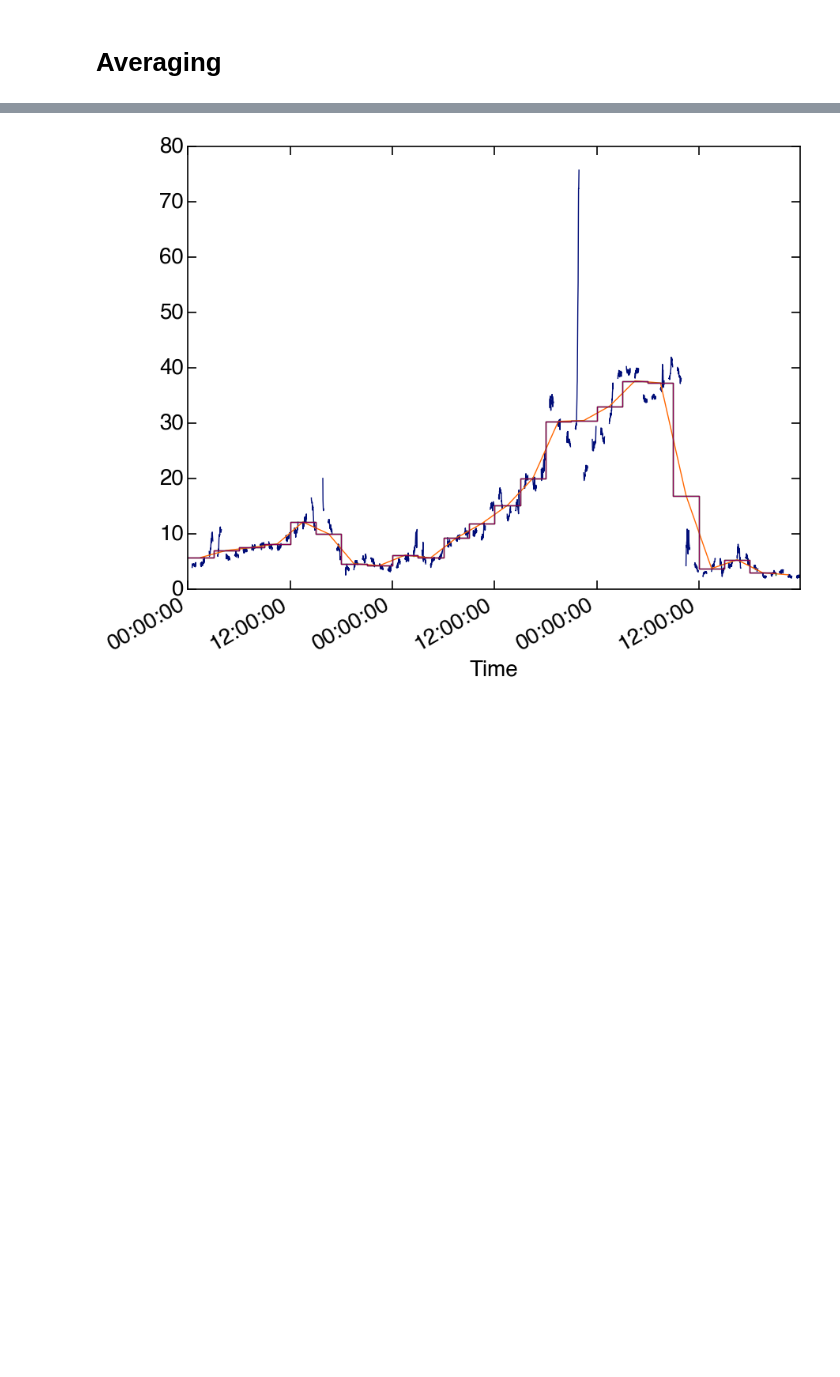
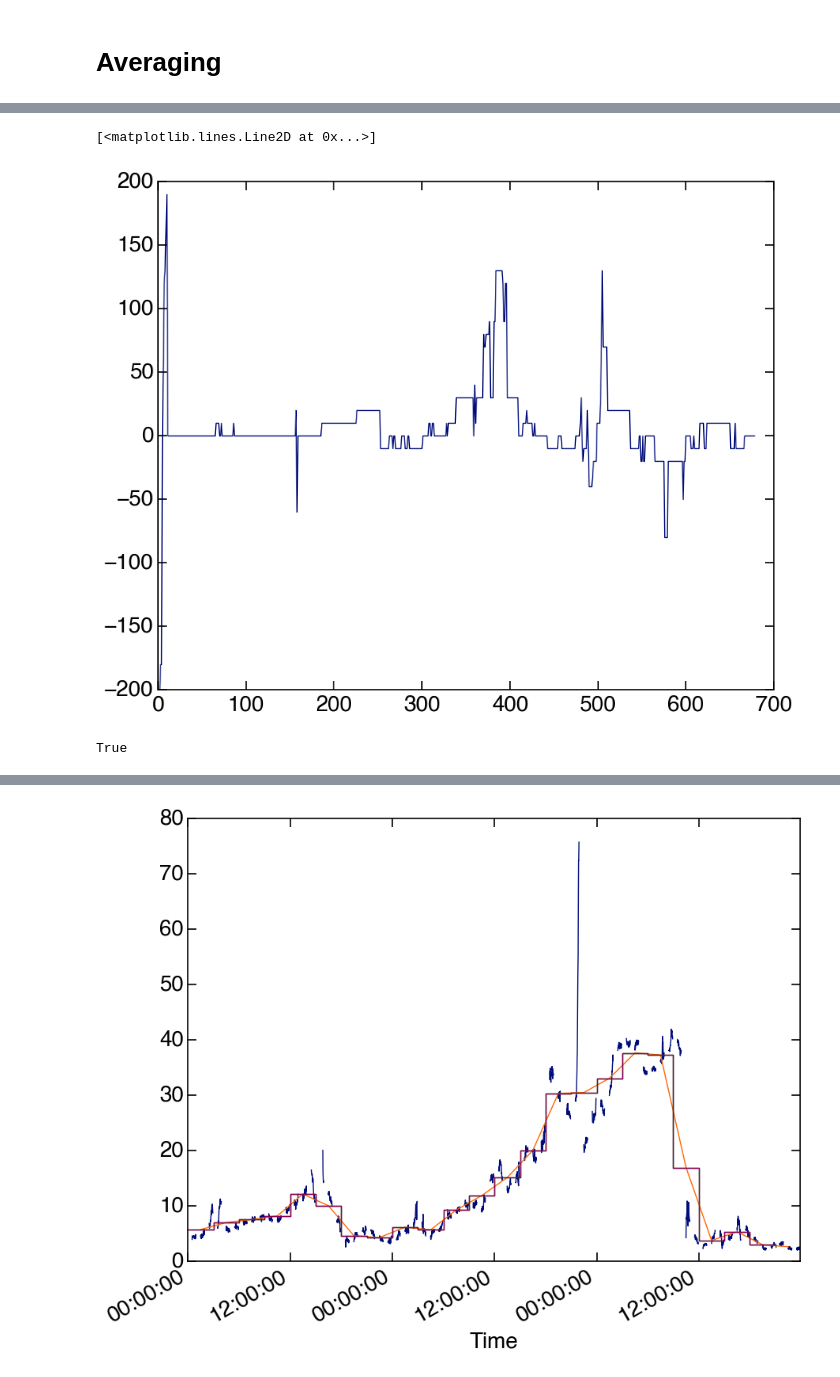
Before and after one commit to wblumberg/atm-py, a Jupyter notebook: examples/timeseries.ipynb, the cells around one changed output, grey strips where cells are left out. Saved outputs shown, nothing was run; the diff lists cells and outputs as text; code cells hidden in the pictures; blank space fills up the shorter version.

```diff
--- a/examples/timeseries.ipynb
+++ b/examples/timeseries.ipynb
@@ -28,0 +132,9 @@ scatt = noaaaos.scatt_coeff._del_all_columns_but('Bs_G_Dry_1um_Neph3W_1')
+# %%
+plt.plot(dt_max)
+# %% [output]
+[<matplotlib.lines.Line2D at 0x...>]
+[figure, added]
+# %%
+hasattr(np.array([654]), '__len__')
+# %% [output]
+True
```
Also changed, not shown: parts of 31 cells of this notebook, 3 other files.
